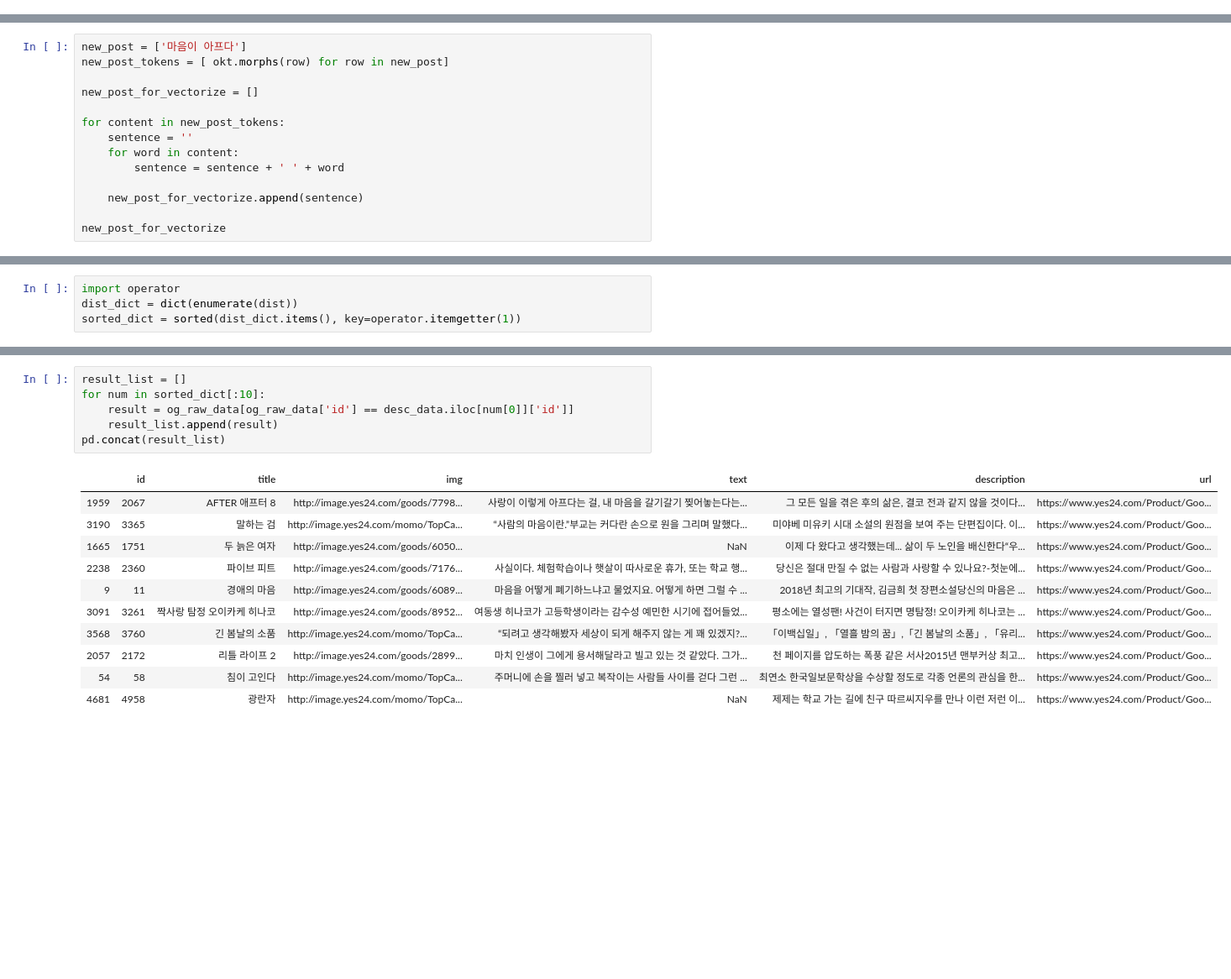
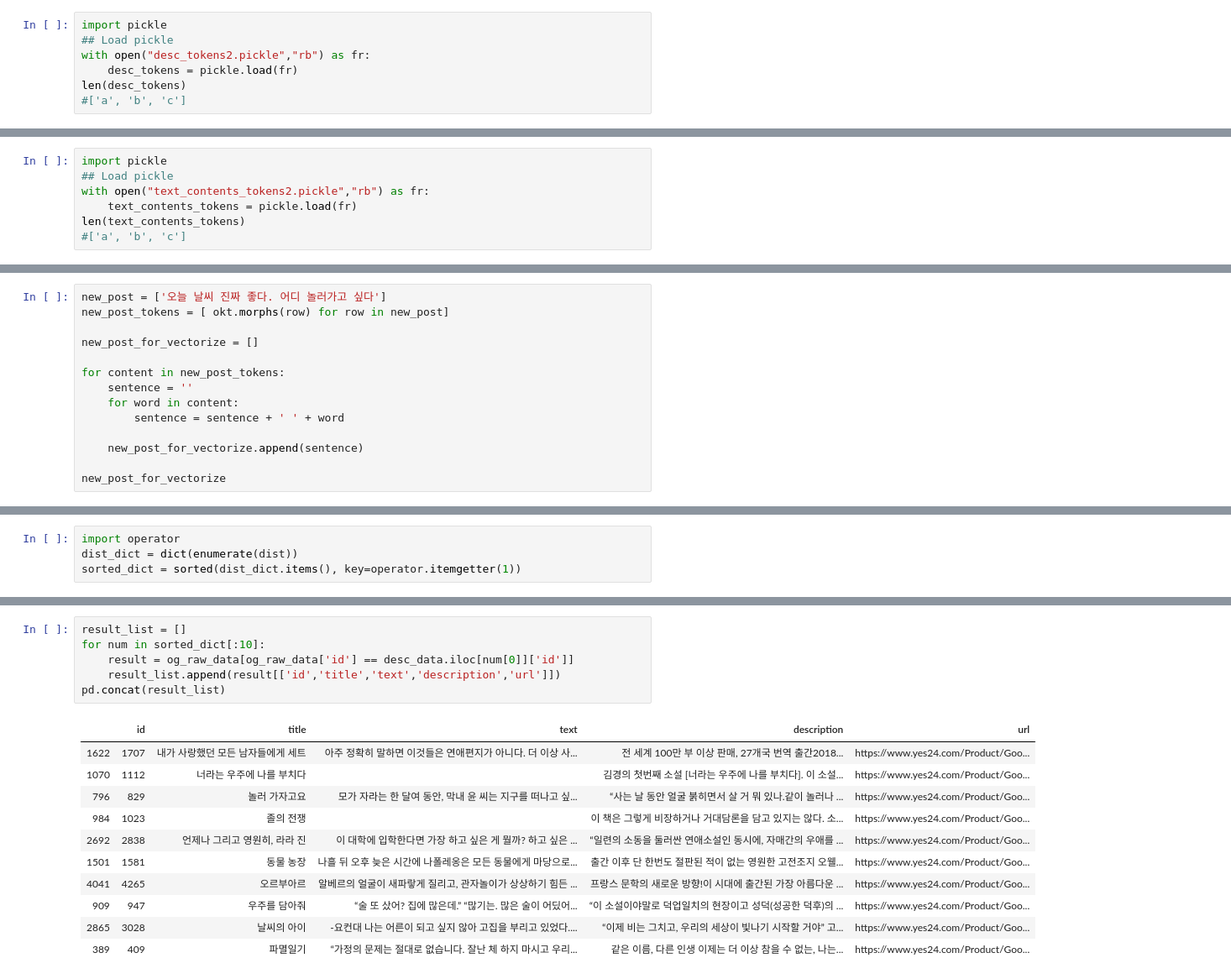
Before and after one commit to hmkim312/recommendation_project, a Jupyter notebook: Machine_Learning_project/Machine_learning_project.ipynb, the cells around one changed output, grey strips where cells are left out. Shown at 84% size. Drawn from its saved outputs; the diff is of its cells as text; blank space fills up the shorter version.

```diff
--- a/Machine_Learning_project/Machine_learning_project.ipynb
+++ b/Machine_Learning_project/Machine_learning_project.ipynb
@@ -114,3 +116,10 @@ len(text_tokens)
 #['a', 'b', 'c']
 # %% [output]
 2529
+# %%
+import pickle
+## Load pickle
+with open("desc_tokens2.pickle","rb") as fr:
+    desc_tokens = pickle.load(fr)
+len(desc_tokens)
+#['a', 'b', 'c']
@@ -116,0 +128,7 @@ len(text_tokens)
+# %%
+import pickle
+## Load pickle
+with open("text_contents_tokens2.pickle","rb") as fr:
+    text_contents_tokens = pickle.load(fr)
+len(text_contents_tokens)
+#['a', 'b', 'c']
@@ -237,7 +347,7 @@ for i in np.argsort(book_matrix[1764])[:10]:
 # %% [markdown]
 ## 테스트 문장 만들기
 # %%
-new_post = ['마음이 아프다']
+new_post = ['오늘 날씨 진짜 좋다. 어디 놀러가고 싶다']
 new_post_tokens = [ okt.morphs(row) for row in new_post]
 
 new_post_for_vectorize = []
@@ -282,18 +392,18 @@ Test post is -->  ['마음이 아프다']
 # %%
 result_list = []
 for num in sorted_dict[:10]:
     result = og_raw_data[og_raw_data['id'] == desc_data.iloc[num[0]]['id']]
-    result_list.append(result)
+    result_list.append(result[['id','title','text','description','url']])
 pd.concat(result_list)
 # %% [output]
-|  | id | title | img | text | description | url |
-| 1959 | 2067 | AFTER 애프터 8 | http://image.yes24.com/goods/7798... | 사랑이 이렇게 아프다는 걸, 내 마음을 갈기갈기 찢어놓는다는... | 그 모든 일을 겪은 후의 삶은, 결코 전과 같지 않을 것이다... | https://www.yes24.com/Product/Goo... |
-| 3190 | 3365 | 말하는 검 | http://image.yes24.com/momo/TopCa... | “사람의 마음이란.”부교는 커다란 손으로 원을 그리며 말했다... | 미야베 미유키 시대 소설의 원점을 보여 주는 단편집이다. 이... | https://www.yes24.com/Product/Goo... |
-| 1665 | 1751 | 두 늙은 여자 | http://image.yes24.com/goods/6050... | NaN | 이제 다 왔다고 생각했는데... 삶이 두 노인을 배신한다“우... | https://www.yes24.com/Product/Goo... |
-| 2238 | 2360 | 파이브 피트 | http://image.yes24.com/goods/7176... | 사실이다. 체험학습이나 햇살이 따사로운 휴가, 또는 학교 행... | 당신은 절대 만질 수 없는 사람과 사랑할 수 있나요?-첫눈에... | https://www.yes24.com/Product/Goo... |
-| 9 | 11 | 경애의 마음 | http://image.yes24.com/goods/6089... | 마음을 어떻게 폐기하느냐고 물었지요. 어떻게 하면 그럴 수 ... | 2018년 최고의 기대작, 김금희 첫 장편소설당신의 마음은 ... | https://www.yes24.com/Product/Goo... |
-| 3091 | 3261 | 짝사랑 탐정 오이카케 히나코 | http://image.yes24.com/goods/8952... | 여동생 히나코가 고등학생이라는 감수성 예민한 시기에 접어들었... | 평소에는 열성팬! 사건이 터지면 명탐정! 오이카케 히나코는 ... | https://www.yes24.com/Product/Goo... |
-| 3568 | 3760 | 긴 봄날의 소품 | http://image.yes24.com/momo/TopCa... | “되려고 생각해봤자 세상이 되게 해주지 않는 게 꽤 있겠지?... | 「이백십일」, 「열흘 밤의 꿈」,「긴 봄날의 소품」, 「유리... | https://www.yes24.com/Product/Goo... |
-| 2057 | 2172 | 리틀 라이프 2 | http://image.yes24.com/goods/2899... | 마치 인생이 그에게 용서해달라고 빌고 있는 것 같았다. 그가... | 천 페이지를 압도하는 폭풍 같은 서사2015년 맨부커상 최고... | https://www.yes24.com/Product/Goo... |
-| 54 | 58 | 침이 고인다 | http://image.yes24.com/momo/TopCa... | 주머니에 손을 찔러 넣고 복작이는 사람들 사이를 걷다 그런 ... | 최연소 한국일보문학상을 수상할 정도로 각종 언론의 관심을 한... | https://www.yes24.com/Product/Goo... |
-| 4681 | 4958 | 광란자 | http://image.yes24.com/momo/TopCa... | NaN | 제제는 학교 가는 길에 친구 따르씨지우를 만나 이런 저런 이... | https://www.yes24.com/Product/Goo... |
+|  | id | title | text | description | url |
+| 1622 | 1707 | 내가 사랑했던 모든 남자들에게 세트 | 아주 정확히 말하면 이것들은 연애편지가 아니다. 더 이상 사... | 전 세계 100만 부 이상 판매, 27개국 번역 출간2018... | https://www.yes24.com/Product/Goo... |
+| 1070 | 1112 | 너라는 우주에 나를 부치다 |  | 김경의 첫번째 소설 [너라는 우주에 나를 부치다]. 이 소설... | https://www.yes24.com/Product/Goo... |
+| 796 | 829 | 놀러 가자고요 | 모가 자라는 한 달여 동안, 막내 윤 씨는 지구를 떠나고 싶... | “사는 날 동안 얼굴 붉히면서 살 거 뭐 있나.같이 놀러나 ... | https://www.yes24.com/Product/Goo... |
+| 984 | 1023 | 졸의 전쟁 |  | 이 책은 그렇게 비장하거나 거대담론을 담고 있지는 않다. 소... | https://www.yes24.com/Product/Goo... |
+| 2692 | 2838 | 언제나 그리고 영원히, 라라 진 | 이 대학에 입학한다면 가장 하고 싶은 게 뭘까? 하고 싶은 ... | “일련의 소동을 둘러싼 연애소설인 동시에, 자매간의 우애를 ... | https://www.yes24.com/Product/Goo... |
+| 1501 | 1581 | 동물 농장 | 나흘 뒤 오후 늦은 시간에 나폴레옹은 모든 동물에게 마당으로... | 출간 이후 단 한번도 절판된 적이 없는 영원한 고전조지 오웰... | https://www.yes24.com/Product/Goo... |
+| 4041 | 4265 | 오르부아르 | 알베르의 얼굴이 새파랗게 질리고, 관자놀이가 상상하기 힘든 ... | 프랑스 문학의 새로운 방향!이 시대에 출간된 가장 아름다운 ... | https://www.yes24.com/Product/Goo... |
+| 909 | 947 | 우주를 담아줘 | “술 또 샀어? 집에 많은데.” “많기는. 많은 술이 어딨어... | “이 소설이야말로 덕업일치의 현장이고 성덕(성공한 덕후)의 ... | https://www.yes24.com/Product/Goo... |
+| 2865 | 3028 | 날씨의 아이 | -요컨대 나는 어른이 되고 싶지 않아 고집을 부리고 있었다.... | “이제 비는 그치고, 우리의 세상이 빛나기 시작할 거야” 고... | https://www.yes24.com/Product/Goo... |
+| 389 | 409 | 파멸일기 | “가정의 문제는 절대로 없습니다. 잘난 체 하지 마시고 우리... | 같은 이름, 다른 인생 이제는 더 이상 참을 수 없는, 나는... | https://www.yes24.com/Product/Goo... |
```
Also changed, not shown: parts of 19 cells of this notebook.
